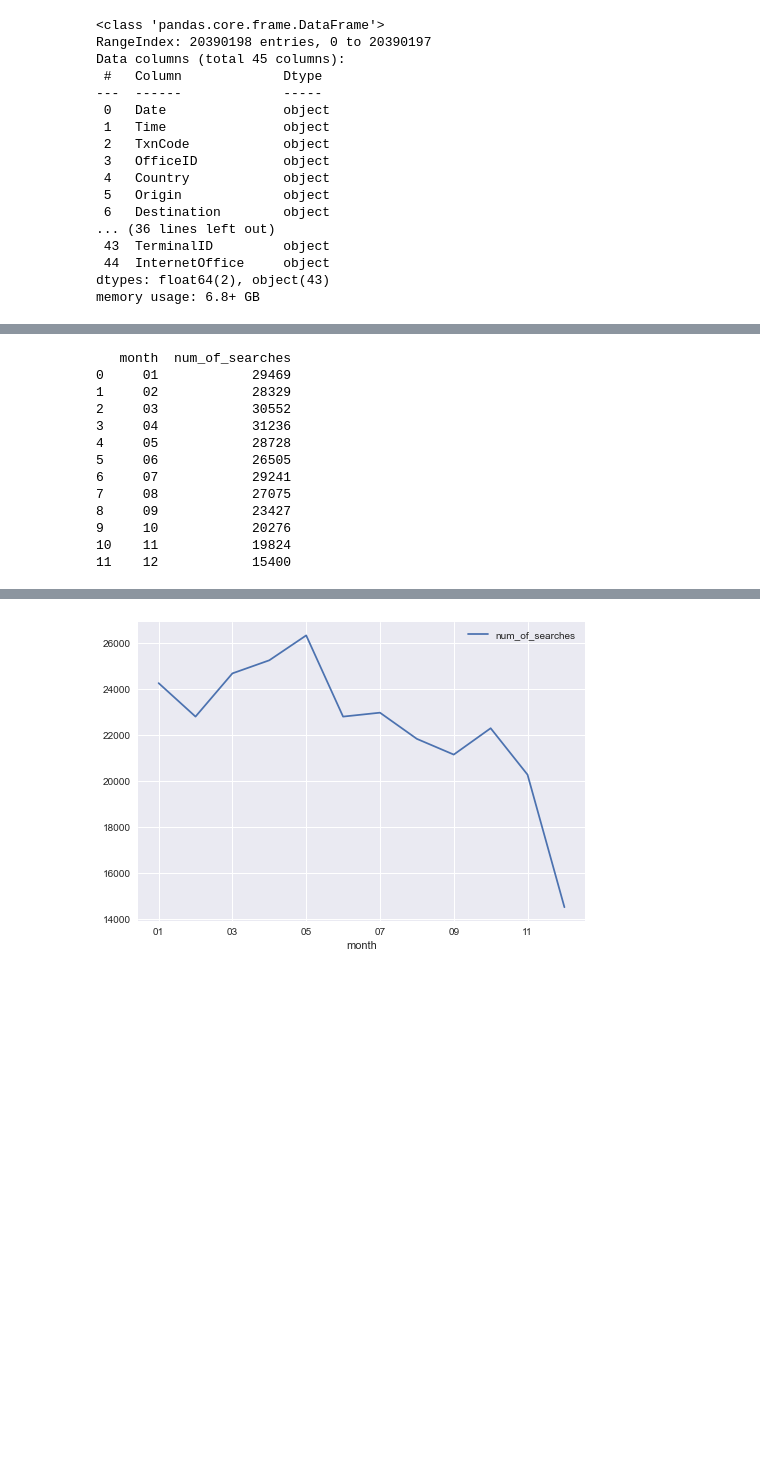
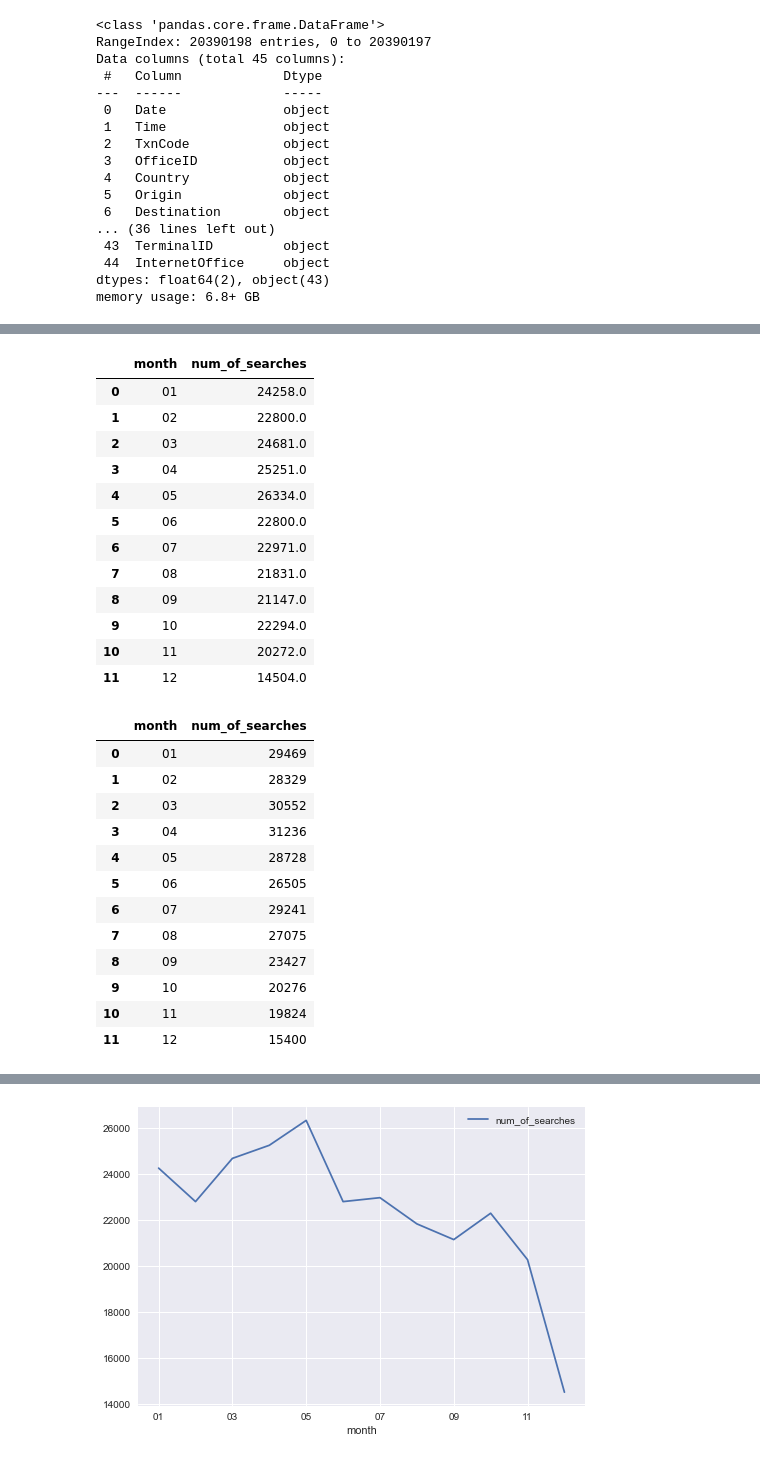
Before and after one commit to deividvalerius/K-School-Challenge, a Jupyter notebook: DS Challenge.ipynb, the cells around one changed output, grey strips where cells are left out. Saved outputs shown, nothing was run; the diff lists cells and outputs as text; code cells hidden in the pictures; blank space fills up the shorter version.

```diff
--- a/DS Challenge.ipynb
+++ b/DS Challenge.ipynb
@@ -13,3 +13,9 @@ bookings_num_rows = bookings.shape[0]
 print('The search file has {} rows and the bookings file has {} rows'.format(searches_num_rows, bookings_num_rows))
 # %% [output]
 The search file has 20390198 rows and the bookings file has 10000010 rows
+# %%
+chunksize = 10000
+counter = 0
+for chunk in pd.read_csv(r'C:\Users\dvale\Desktop\bookings.csv', delimiter='^', chunksize=chunksize):
+    counter += chunk.shape[0]
+print('The bookings file has {} rows'.format(counter))
@@ -64,0 +85,7 @@ Name: pax, dtype: float64
+# %%
+chunksize = 10000
+series = pd.Series([])
+for chunk in pd.read_csv(r'C:\Users\dvale\Desktop\bookings.csv', delimiter='^', chunksize=chunksize, usecols=['pax','arr_port']):
+    pax_sum = chunk.groupby('arr_port').pax.sum()
+    series = series.add(pax_sum, fill_value=0)
+series.sort_values(ascending=False).head(10)
@@ -118,19 +158,43 @@ print(MAD)
+# %%
+chunksize = 10000
+series = pd.Series([])
+for chunk in pd.read_csv(r'C:\Users\dvale\Desktop\searches.csv', delimiter='^', chunksize=chunksize, usecols=['Date','Destination']):
+    chunk['month'] = chunk.Date.apply(lambda x: x[5:7])
+    Dest_count = chunk[chunk.Destination == 'MAD'].groupby('month').Destination.count()
+    series = series.add(Dest_count, fill_value=0)
+series = series.to_frame().reset_index()
+series.columns = ['month', 'num_of_searches']
+series
+# %% [output]
+|  | month | num_of_searches |
+| 0 | 01 | 24258.0 |
+| 1 | 02 | 22800.0 |
+| 2 | 03 | 24681.0 |
+| 3 | 04 | 25251.0 |
+| 4 | 05 | 26334.0 |
+| 5 | 06 | 22800.0 |
+| 6 | 07 | 22971.0 |
+| 7 | 08 | 21831.0 |
+| 8 | 09 | 21147.0 |
+| 9 | 10 | 22294.0 |
+| 10 | 11 | 20272.0 |
+| 11 | 12 | 14504.0 |
 # %%
 BCN = searches[searches.Destination == 'BCN'].groupby('month').Destination.count()
 BCN = BCN.to_frame().reset_index()
 BCN = BCN.rename(columns = {'Destination': 'num_of_searches'})
-print(BCN)
+BCN
 # %% [output]
-   month  num_of_searches
-0     01            29469
-1     02            28329
-2     03            30552
-3     04            31236
-4     05            28728
-5     06            26505
-6     07            29241
-7     08            27075
-8     09            23427
-9     10            20276
-10    11            19824
-11    12            15400
+|  | month | num_of_searches |
+| 0 | 01 | 29469 |
+| 1 | 02 | 28329 |
+| 2 | 03 | 30552 |
+| 3 | 04 | 31236 |
+| 4 | 05 | 28728 |
+| 5 | 06 | 26505 |
+| 6 | 07 | 29241 |
+| 7 | 08 | 27075 |
+| 8 | 09 | 23427 |
+| 9 | 10 | 20276 |
+| 10 | 11 | 19824 |
+| 11 | 12 | 15400 |
```
Also changed, not shown: parts of 15 cells of this notebook.
